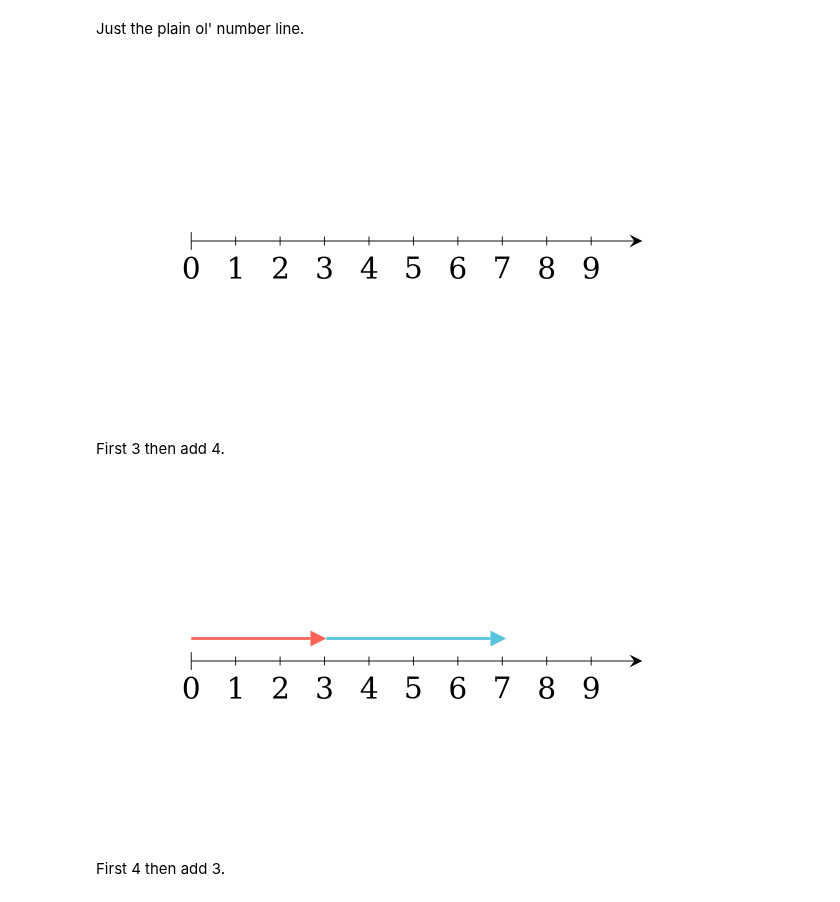
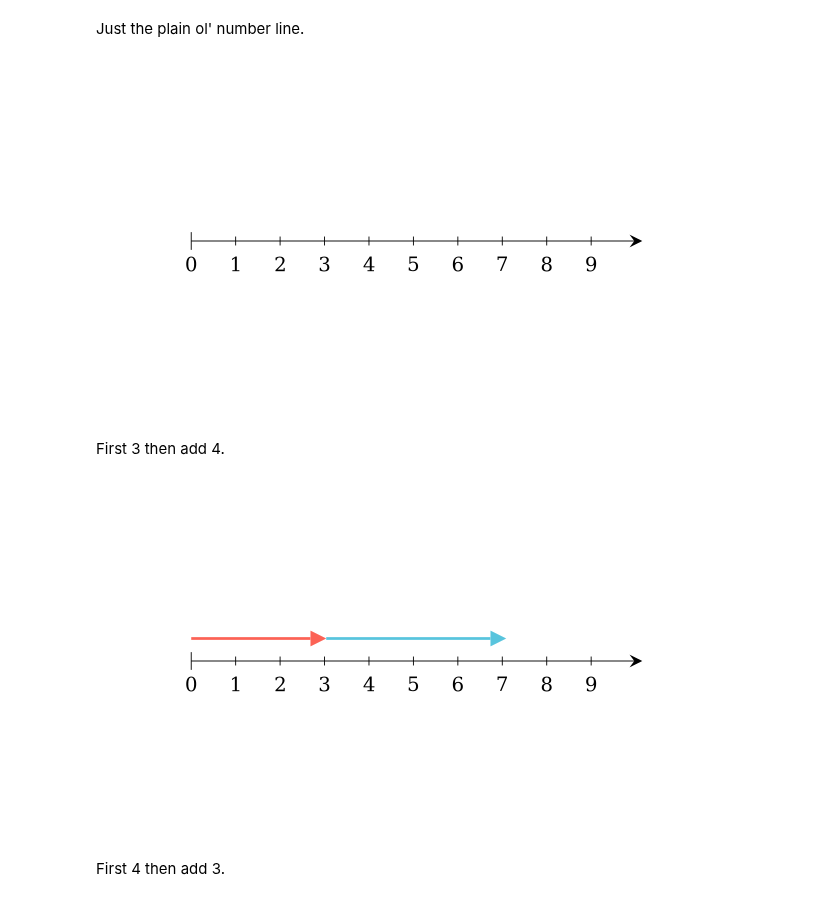
Before and after one commit to PhotonicGluon/NZQRC-Book, a Jupyter notebook: code/image_generation/notebooks/part-2/constructing-integers.ipynb, the cells around one changed output. Drawn from its saved outputs; the diff is of its cells as text; code cells hidden in the pictures.

```diff
--- a/code/image_generation/notebooks/part-2/constructing-integers.ipynb
+++ b/code/image_generation/notebooks/part-2/constructing-integers.ipynb
@@ -34,35 +34,35 @@ Just the plain ol' number line.
 # %%
 %%generate_image number-line_raw NumberLineDiagram
 
-FONT_SIZE = 48
+FONT_SIZE = 32
 
 
 class NumberLineDiagram(Scene):
     def construct(self):
         # Create the line
         line = NumberLine(
             x_range=[0, 9.99, 1],
             numbers_to_exclude=[10],
             color=BLACK,
             numbers_with_elongated_ticks=[0],
             include_numbers=True,
             label_constructor=Text,
             font_size=FONT_SIZE,
             line_to_number_buff=0.35
         )
         for n in line.numbers:
             n.set_color(BLACK)
         line.add_tip(tip_shape=StealthTip, tip_length=0.2)
 
         self.add(line)
 # %% [output]
-[figure, old version]
+[figure, new version]
 # %% [markdown]
 First 3 then add 4.
 # %%
 %%generate_image number-line_add-3-then-4 NumberLineDiagram
 
-FONT_SIZE = 48
+FONT_SIZE = 32
 
 
 class NumberLineDiagram(Scene):
@@ -94,7 +94,7 @@ class NumberLineDiagram(Scene):
         four_arrow.shift(0.5*UP)
         self.add(four_arrow)
 # %% [output]
-[figure, old version]
+[figure, new version]
 # %% [markdown]
 First 4 then add 3.
 # %%
```
Also changed, not shown: parts of 14 cells of this notebook, 12 other files.
